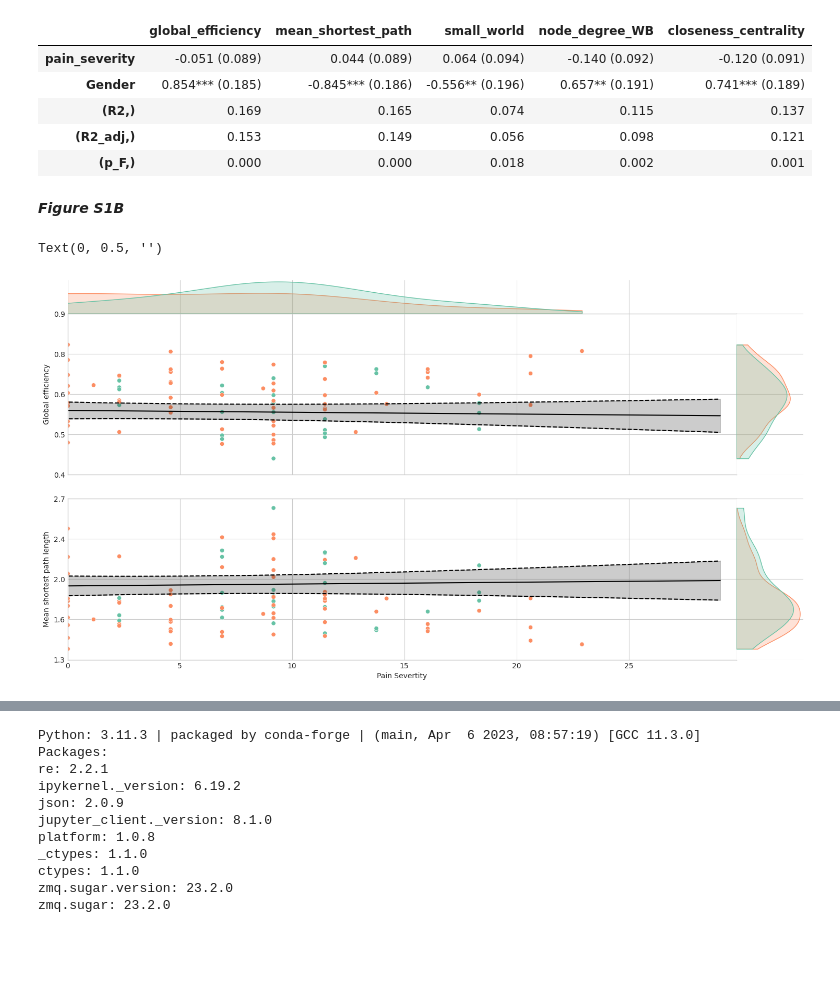
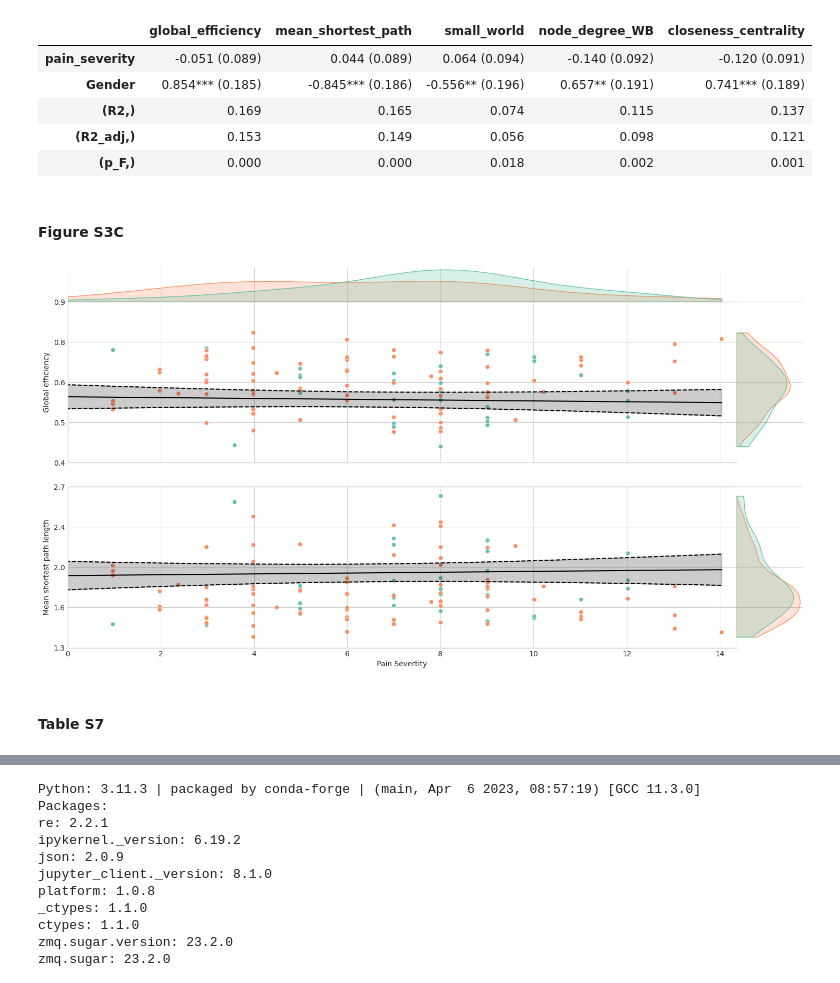
Before and after one commit to strohkamp/B03, a Jupyter notebook: LinearDMN/B03_Analysis_Jupyter_Notebook_commented.ipynb, the cells around one changed output, grey strips where cells are left out. Saved outputs shown, nothing was run; the diff lists cells and outputs as text; code cells hidden in the pictures; blank space fills up the shorter version.

Commit message:
Add files via upload
Updated Descriptions and Supplementary Analysis

```diff
--- a/LinearDMN/B03_Analysis_Jupyter_Notebook_commented.ipynb
+++ b/LinearDMN/B03_Analysis_Jupyter_Notebook_commented.ipynb
@@ -711,7 +746,7 @@ analysis_df.loc[:, 'Group'] = analysis_df.Subgroup.replace(
 ### Sample Description
 # %%
 # define the features of interest for the sample description
-pain_features = ['pain_duration', 'pain_days_last_year', 'pain_severity']
+pain_features = ['pain_duration', 'pain_days_last_year', 'pain_severity','pain_at_mri']
 coping_features = ['fss_catastrophizing', 'fss_coping',
                    'fsk_helplesness', 'fsk_resourcefulness']
 other_of_interest = ['hads_anx', 'hads_dep', 'Age']
@@ -1875,8 +1981,8 @@ model_msp = model_series['mean_shortest_path']
 
 # make a linesapce for the x values and a prediction dataframe
 linespace_n = 100
-x_pred = np.linspace(df_PP.pain_duration.min(),
-                     df_PP.pain_duration.max(), linespace_n)
+x_pred = np.linspace(df_PP.pain_days_last_year.min(),
+                     df_PP.pain_days_last_year.max(), linespace_n)
 gender_mean = np.array([np.mean(df_PP.Gender)]*linespace_n)
 pred_df = pd.DataFrame({'pain_days_last_year': x_pred, 'Gender': gender_mean})
 
@@ -1900,7 +2006,7 @@ ax_lm_msp.plot(x_pred, pred_msp['mean_ci_upper'], color='k', linestyle='--')
 
 # adapt the axes
 # set the x and y limits to the max and min values of the data +-.1
-ax_lm_ge.set_xlim(df_PP.pain_duration.min()-.1, df_PP.pain_duration.max()+.1)
+ax_lm_ge.set_xlim(df_PP.pain_days_last_year.min()-.1, df_PP.pain_days_last_year.max()+.1)
 
 # set the position of the kdeplots
 # get the position of the axes
@@ -1927,12 +2033,12 @@ for ax in [ax_kde_ge, ax_kde_msp, ax_kde_paindur]:
 
 # rebrand the axis to unstandardized ticks and labels
 # get the max and ceil them to the next 5
-x_max = np.ceil(analysis_df_PP.pain_duration.max()/5)*5
+x_max = np.ceil(analysis_df_PP.pain_days_last_year.max()/5)*5
 # now make a list for the ticks where every 5th tick is labeled
-x_ticks = np.arange(0, x_max+1, 5).astype(int)
+x_ticks = np.arange(0, x_max+1, 20).astype(int)
 # get the equivalent in z scores
-x_ticks_z = (x_ticks - analysis_df_PP.pain_duration.mean()) / \
-    analysis_df_PP.pain_duration.std()
+x_ticks_z = (x_ticks - analysis_df_PP.pain_days_last_year.mean()) / \
+    analysis_df_PP.pain_days_last_year.std()
 # set the ticks and labels
 ax_lm_ge.set_xticks(x_ticks_z)
 ax_lm_ge.set_xticklabels(x_ticks)
@@ -1940,8 +2046,8 @@ ax_lm_ge.set_xticklabels(x_ticks)
 ax_lm_msp.set_xlabel('Number of days with pain in the last year')
 
 # set x_min to 0
-ax_lm_ge.set_xlim((0-analysis_df_PP.pain_duration.mean()) /
-                  analysis_df_PP.pain_duration.std(), df_PP.pain_duration.max()+.1)
+ax_lm_ge.set_xlim((0-analysis_df_PP.pain_days_last_year.mean()) /
+                  analysis_df_PP.pain_days_last_year.std(), df_PP.pain_days_last_year.max()+.1)
 
 # get the min and max of the y axis. ceil them to the next .1
 y_min_ge = np.floor(analysis_df_PP.global_efficiency.min()*10)/10
@@ -1980,4 +2086,6 @@ for ax in [ax_kde_ge, ax_kde_msp]:
 
 ax_kde_paindur.set_yticks([])
 ax_kde_paindur.set_ylabel('')
+
+fig.savefig(os.path.join(figures_dir, 'figure_S3A.svg'), dpi=300)
 # %% [output]
@@ -2087,7 +2194,7 @@ pd.concat([ols_results_summary_table, ols_R2_results], axis=1).T
 | (R2_adj,) | 0.153 | 0.149 | 0.056 | 0.098 | 0.121 |
 | (p_F,) | 0.000 | 0.000 | 0.018 | 0.002 | 0.001 |
 # %% [markdown]
-***Figure S1B***
+#### Figure S3C
 # %%
 # make a scatterplot with a lmplot for the regressions with 'global_efficiency' as y and 'pain_durtion' as x
 
@@ -2127,8 +2234,8 @@ model_msp = model_series['mean_shortest_path']
 
 # make a linesapce for the x values and a prediction dataframe
 linespace_n = 100
-x_pred = np.linspace(df_PP.pain_duration.min(),
-                     df_PP.pain_duration.max(), linespace_n)
+x_pred = np.linspace(df_PP.pain_severity.min(),
+                     df_PP.pain_severity.max(), linespace_n)
 gender_mean = np.array([np.mean(df_PP.Gender)]*linespace_n)
 pred_df = pd.DataFrame({'pain_severity': x_pred, 'Gender': gender_mean})
 
@@ -2152,7 +2259,7 @@ ax_lm_msp.plot(x_pred, pred_msp['mean_ci_upper'], color='k', linestyle='--')
 
 # adapt the axes
 # set the x and y limits to the max and min values of the data +-.1
-ax_lm_ge.set_xlim(df_PP.pain_duration.min()-.1, df_PP.pain_duration.max()+.1)
+ax_lm_ge.set_xlim(df_PP.pain_severity.min()-.1, df_PP.pain_severity.max()+.1)
 
 # set the position of the kdeplots
 # get the position of the axes
@@ -2179,12 +2286,12 @@ for ax in [ax_kde_ge, ax_kde_msp, ax_kde_paindur]:
 
 # rebrand the axis to unstandardized ticks and labels
 # get the max and ceil them to the next 5
-x_max = np.ceil(analysis_df_PP.pain_duration.max()/5)*5
+x_max = np.ceil(analysis_df_PP.pain_severity.max()/5)*5
 # now make a list for the ticks where every 5th tick is labeled
-x_ticks = np.arange(0, x_max+1, 5).astype(int)
+x_ticks = np.arange(0, x_max+1, 2).astype(int)
 # get the equivalent in z scores
-x_ticks_z = (x_ticks - analysis_df_PP.pain_duration.mean()) / \
-    analysis_df_PP.pain_duration.std()
+x_ticks_z = (x_ticks - analysis_df_PP.pain_severity.mean()) / \
+    analysis_df_PP.pain_severity.std()
 # set the ticks and labels
 ax_lm_ge.set_xticks(x_ticks_z)
 ax_lm_ge.set_xticklabels(x_ticks)
@@ -2192,8 +2299,8 @@ ax_lm_ge.set_xticklabels(x_ticks)
 ax_lm_msp.set_xlabel('Pain Severtity')
 
 # set x_min to 0
-ax_lm_ge.set_xlim((0-analysis_df_PP.pain_duration.mean()) /
-                  analysis_df_PP.pain_duration.std(), df_PP.pain_duration.max()+.1)
+ax_lm_ge.set_xlim((0-analysis_df_PP.pain_severity.mean()) /
+                  analysis_df_PP.pain_severity.std(), df_PP.pain_severity.max()+.1)
 
 # get the min and max of the y axis. ceil them to the next .1
 y_min_ge = np.floor(analysis_df_PP.global_efficiency.min()*10)/10
@@ -2206,32 +2313,35 @@ y_ticks_ge_z = (y_ticks_ge - analysis_df_PP.global_efficiency.mean()
 # set the ticks and labels
 ax_lm_ge.set_yticks(y_ticks_ge_z)
 ax_lm_ge.set_yticklabels(np.around(y_ticks_ge, 1))
 # rename the y axis
 ax_lm_ge.set_ylabel('Global efficiency')
 
 # get the min and max of the y axis. ceil them to the next .1
 y_min_msp = np.floor(analysis_df_PP.mean_shortest_path.min()*10)/10
 y_max_msp = np.ceil(analysis_df_PP.mean_shortest_path.max()*10)/10
 # make a list for the ticks with totally 5 ticks
 y_ticks_msp = np.linspace(y_min_msp, y_max_msp, 5)
 # get the equivalent in z scores
 y_ticks_msp_z = (y_ticks_msp - analysis_df_PP.mean_shortest_path.mean()
                  )/analysis_df_PP.mean_shortest_path.std()
 # set the ticks and labels
 ax_lm_msp.set_yticks(y_ticks_msp_z)
 ax_lm_msp.set_yticklabels(np.around(y_ticks_msp, 1))
 # rename the y axis
 ax_lm_msp.set_ylabel('Mean shortest path length')
 
 
 # make kdeplots more beautiful
 # for all kde plots remove the density ticks and labels
 for ax in [ax_kde_ge, ax_kde_msp]:
     ax.set_xticks([])
     ax.set_xlabel('')
 
 ax_kde_paindur.set_yticks([])
 ax_kde_paindur.set_ylabel('')
+
+fig.savefig(os.path.join(figures_dir, 'figures_S3B.svg'), dpi=300)
 # %% [output]
-Text(0, 0.5, '')
-[figure, old version]
+[figure, new version]
+# %% [markdown]
+#### Table S7
```
Also changed, not shown: parts of 72 cells of this notebook.
